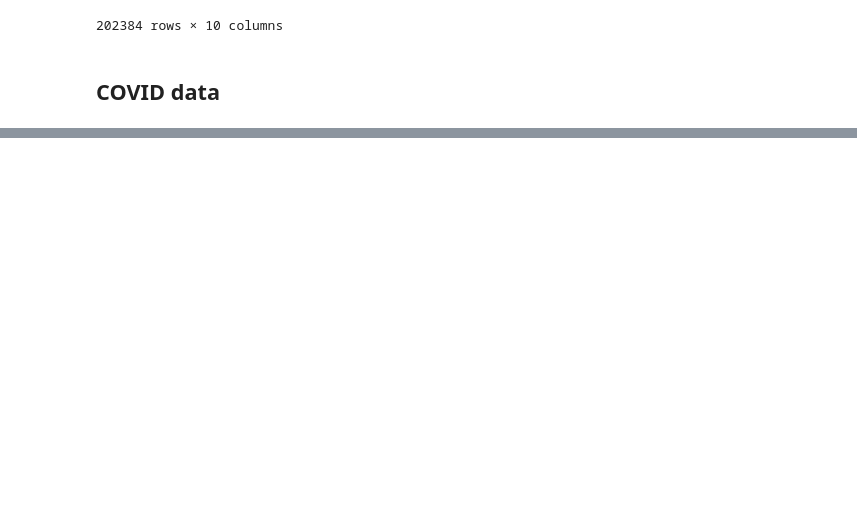
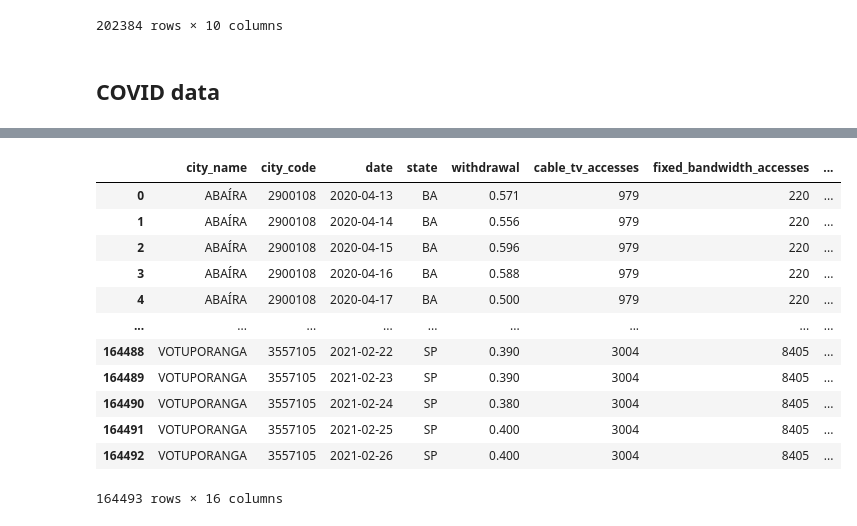
Before and after one commit to lucasagrizzi/MODS207, a Jupyter notebook: notebooks/proc_data_processing.ipynb, the cells around one changed output, grey strips where cells are left out. Cells and saved outputs as stored; diff of their text form; code cells hidden in the pictures; blank space fills up the shorter version.

```diff
--- a/notebooks/proc_data_processing.ipynb
+++ b/notebooks/proc_data_processing.ipynb
@@ -303,2 +306,27 @@ df_covid
+# %%
+df_final = pd.merge(df_cities_final, df_covid, on=['city_code', 'date'], how='inner')
+df_final.drop(columns=['city_name_y'], inplace=True)
+df_final.rename(columns={'city_name_x': 'city_name', 'withdrawal_SP': 'withdrawal'}, inplace=True)
+df_final = df_final[[
+    'city_name', 'city_code', 'date', 'state',
+    'withdrawal', 'cable_tv_accesses', 'fixed_bandwidth_accesses', 'fixed_telephony_accesses',
+    '2G_mobile_accesses', '3G_mobile_accesses', '4G_mobile_accesses', 'confirmed_acc',
+    'deaths_acc', 'death_rate', 'confirmed_day', 'deaths_day'
+]]
+df_final
+# %% [output]
+|  | city_name | city_code | date | state | withdrawal | cable_tv_accesses | fixed_bandwidth_accesses | ... |
+| 0 | ABAÍRA | 2900108 | 2020-04-13 | BA | 0.571 | 979 | 220 | ... |
+| 1 | ABAÍRA | 2900108 | 2020-04-14 | BA | 0.556 | 979 | 220 | ... |
+| 2 | ABAÍRA | 2900108 | 2020-04-15 | BA | 0.596 | 979 | 220 | ... |
+| 3 | ABAÍRA | 2900108 | 2020-04-16 | BA | 0.588 | 979 | 220 | ... |
+| 4 | ABAÍRA | 2900108 | 2020-04-17 | BA | 0.500 | 979 | 220 | ... |
+| ... | ... | ... | ... | ... | ... | ... | ... | ... |
+| 164488 | VOTUPORANGA | 3557105 | 2021-02-22 | SP | 0.390 | 3004 | 8405 | ... |
+| 164489 | VOTUPORANGA | 3557105 | 2021-02-23 | SP | 0.390 | 3004 | 8405 | ... |
+| 164490 | VOTUPORANGA | 3557105 | 2021-02-24 | SP | 0.380 | 3004 | 8405 | ... |
+| 164491 | VOTUPORANGA | 3557105 | 2021-02-25 | SP | 0.400 | 3004 | 8405 | ... |
+| 164492 | VOTUPORANGA | 3557105 | 2021-02-26 | SP | 0.400 | 3004 | 8405 | ... |
+164493 rows × 16 columns
 # %%
 df_cities_static.to_csv('../data/proc_data/cities_static.csv.zip')
```
Also changed, not shown: parts of 3 cells of this notebook, 6 other files.
